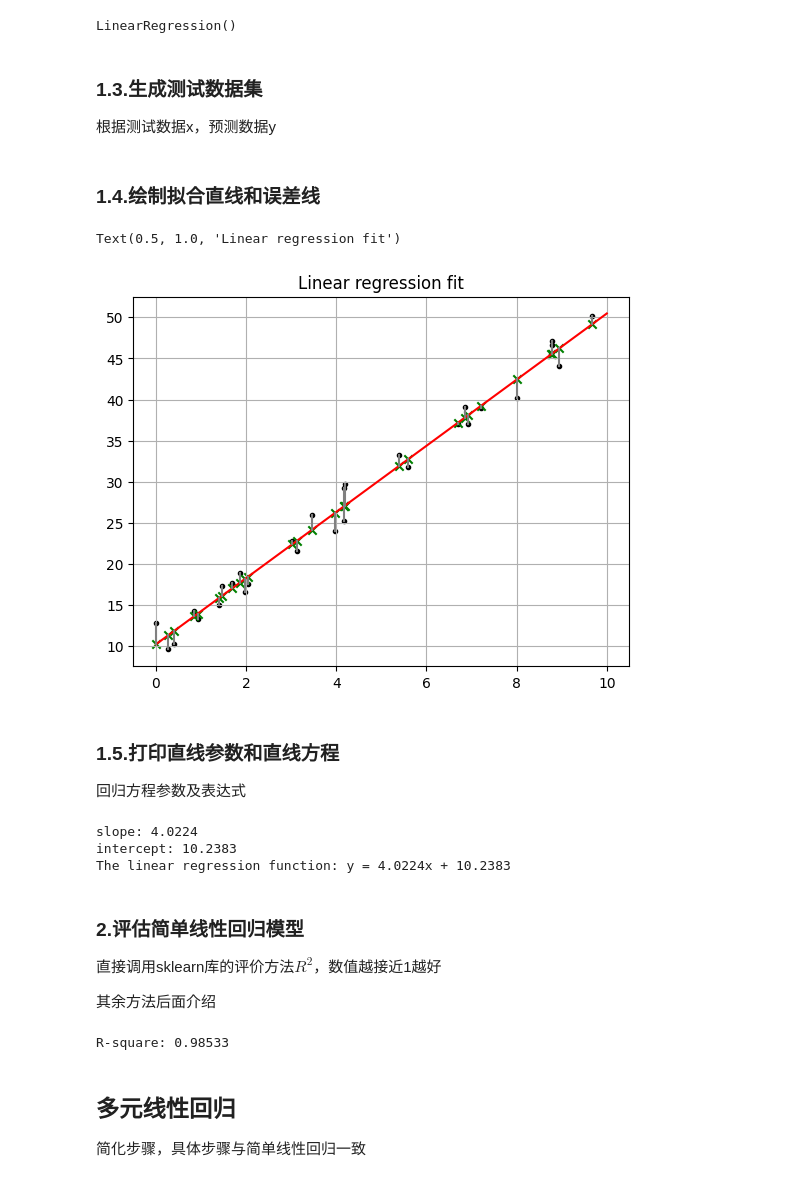
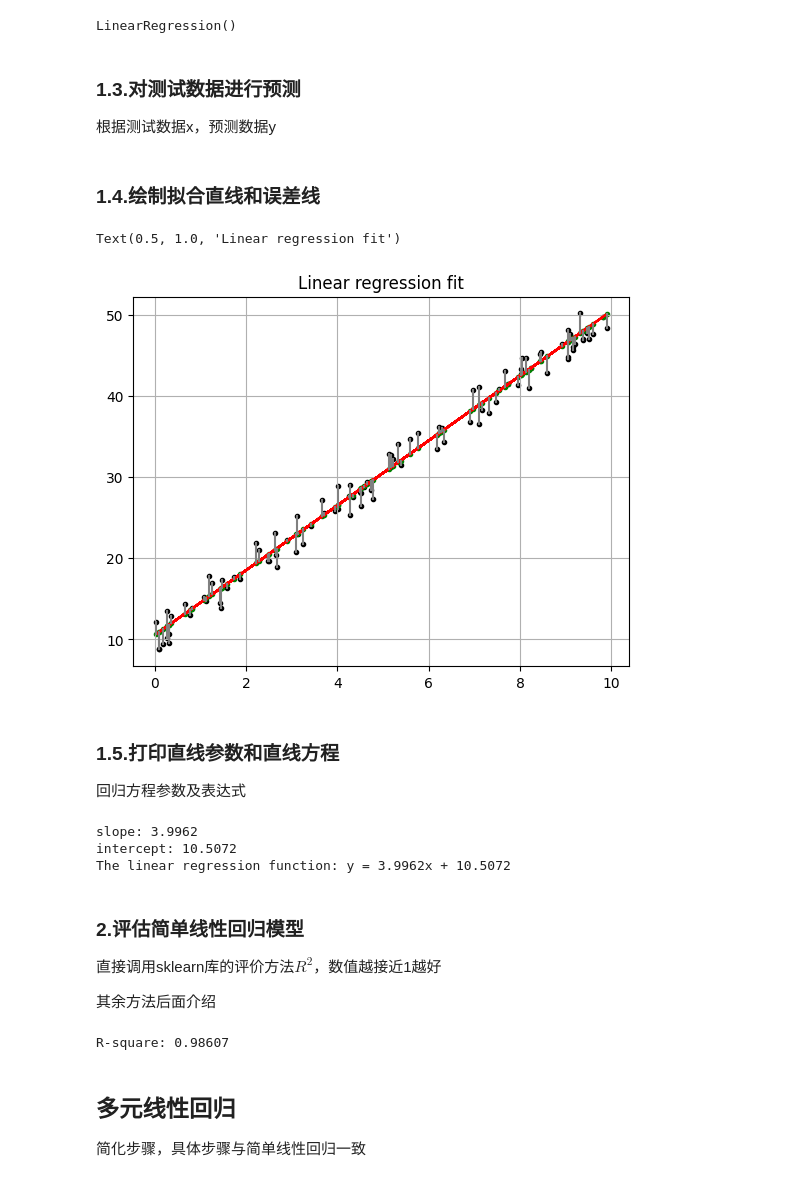
Before and after one commit to SILENT-GUO/MCM_works, a Jupyter notebook: 模型相关/回归.ipynb, the cells around one changed output. Saved outputs shown, nothing was run; the diff lists cells and outputs as text; code cells hidden in the pictures.

```diff
--- a/模型相关/回归.ipynb
+++ b/模型相关/回归.ipynb
@@ -34,11 +34,15 @@ from sklearn import *
 ### 1.1.画散点图
 根据散点图，确定接下来所用公式的函数类型（线性）
 # %%
-# Generate random data xtrain and ytrain
+# Generate random data xdata and ydata
 randseed = np.random.RandomState(1)
-f = lambda t: 8 + 4 * t + randseed.rand(30)*5
-xtrain = 10 * randseed.rand(30)
-ytrain = f(xtrain)
+f = lambda t: 8 + 4 * t + randseed.rand(500)*5
+xdata= 10 * randseed.rand(500)
+ydata = f(xdata)
+xtrain = xdata[:400][:,np.newaxis]
+ytrain = ydata[:400]
+xtest = xdata[400:][:,np.newaxis]
+ytest = ydata[400:]
 
 # Generate a scatterplot with xtrain, ytrain
 fig = plt.figure(figsize =(12,3))
@@ -57,36 +61,33 @@ Text(0.5, 1.0, 'Scatterplot of sample data')
 model = linear_model.LinearRegression()
 # Fitting the straight line: (x,y)
 # x[:,np.newaxis]: Turn the array into (n,1) shape
-model.fit(xtrain[:,np.newaxis],ytrain)
+model.fit(xtrain,ytrain)
 # %% [output]
 LinearRegression()
 # %% [markdown]
-### 1.3.生成测试数据集
+### 1.3.对测试数据进行预测
 根据测试数据x，预测数据y
 # %%
 # Create test data xtest, and predict ytest according to the fitting curve
-xtest = np.linspace(0,10,1000)
-ytest = model.predict(xtest[:,np.newaxis])
+ytest_predict = model.predict(xtest)
 # %% [markdown]
 ### 1.4.绘制拟合直线和误差线
 # %%
 # Draw scatter plots, linear regression fitted straight line
 fig.add_subplot(1,2,2)
-# Scatterplot of sample data
-plt.scatter(xtrain,ytrain,marker = '.',color = 'k')
+# Scatterplot of test data
+plt.scatter(xtest,ytest,marker = '.',color = 'k')
 # the fitted straight line
-plt.plot(xtest,ytest,color = 'r')
-# ytest2: The y value of the sample data xtrain on the fitted straight line
-ytest2 = model.predict(xtrain[:,np.newaxis])
-# Scatterplot of ytest2
-plt.scatter(xtrain,ytest2,marker = 'x',color = 'g')
-# error lines
-plt.plot([xtrain,xtrain],[ytrain,ytest2],color = 'gray')
+plt.plot(xtest,ytest_predict,color = 'r')
+# Scatterplot of predicted data
+plt.scatter(xtest,ytest_predict,marker = '.',color = 'g')
+# error lines, .flatten():2D to 1D
+plt.plot([xtest.flatten(),xtest.flatten()],[ytest,ytest_predict],color = 'gray')
 plt.grid()
 plt.title('Linear regression fit')
 # %% [output]
 Text(0.5, 1.0, 'Linear regression fit')
-[figure, old version]
+[figure, new version]
 # %% [markdown]
 ### 1.5.打印直线参数和直线方程
 回归方程参数及表达式
@@ -95,19 +96,19 @@ print('slope: %.4f' % model.coef_[0])
 print('intercept: %.4f' % model.intercept_)
 print('The linear regression function: y = %.4fx + %.4f' %(model.coef_[0],model.intercept_))
 # %% [output]
-slope: 4.0224
-intercept: 10.2383
-The linear regression function: y = 4.0224x + 10.2383
+slope: 3.9962
+intercept: 10.5072
+The linear regression function: y = 3.9962x + 10.5072
 # %% [markdown]
 ### 2.评估简单线性回归模型
 直接调用sklearn库的评价方法$R^2$，数值越接近1越好
 
 其余方法后面介绍
 # %%
-r2 = model.score(xtrain[:,np.newaxis],ytrain)
+r2 = model.score(xtest,ytest)
 print("R-square: %.5f" % r2)
 # %% [output]
-R-square: 0.98533
+R-square: 0.98607
 # %% [markdown]
 ## 多元线性回归
 简化步骤，具体步骤与简单线性回归一致
```
Also changed, not shown: parts of 16 cells of this notebook.
